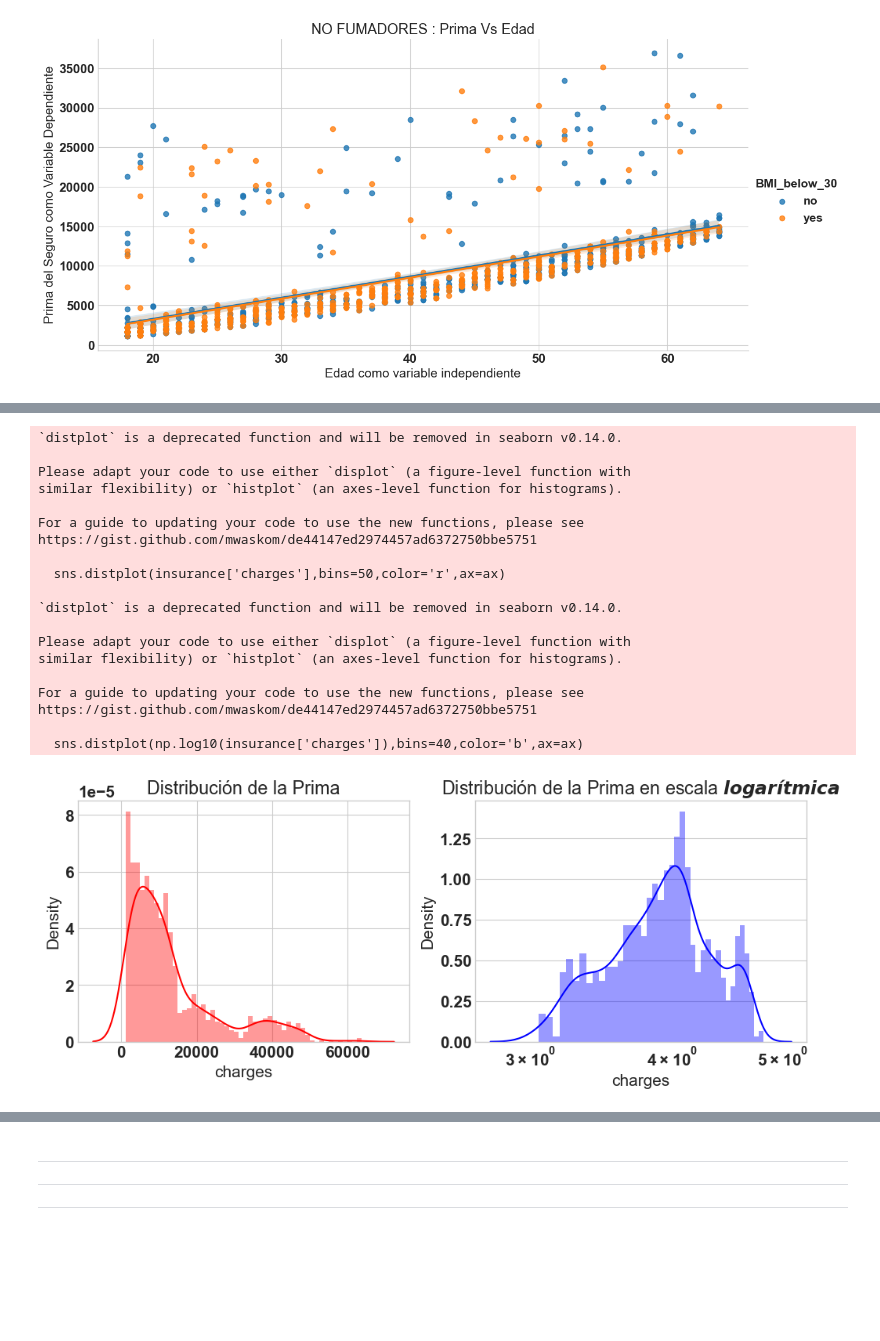
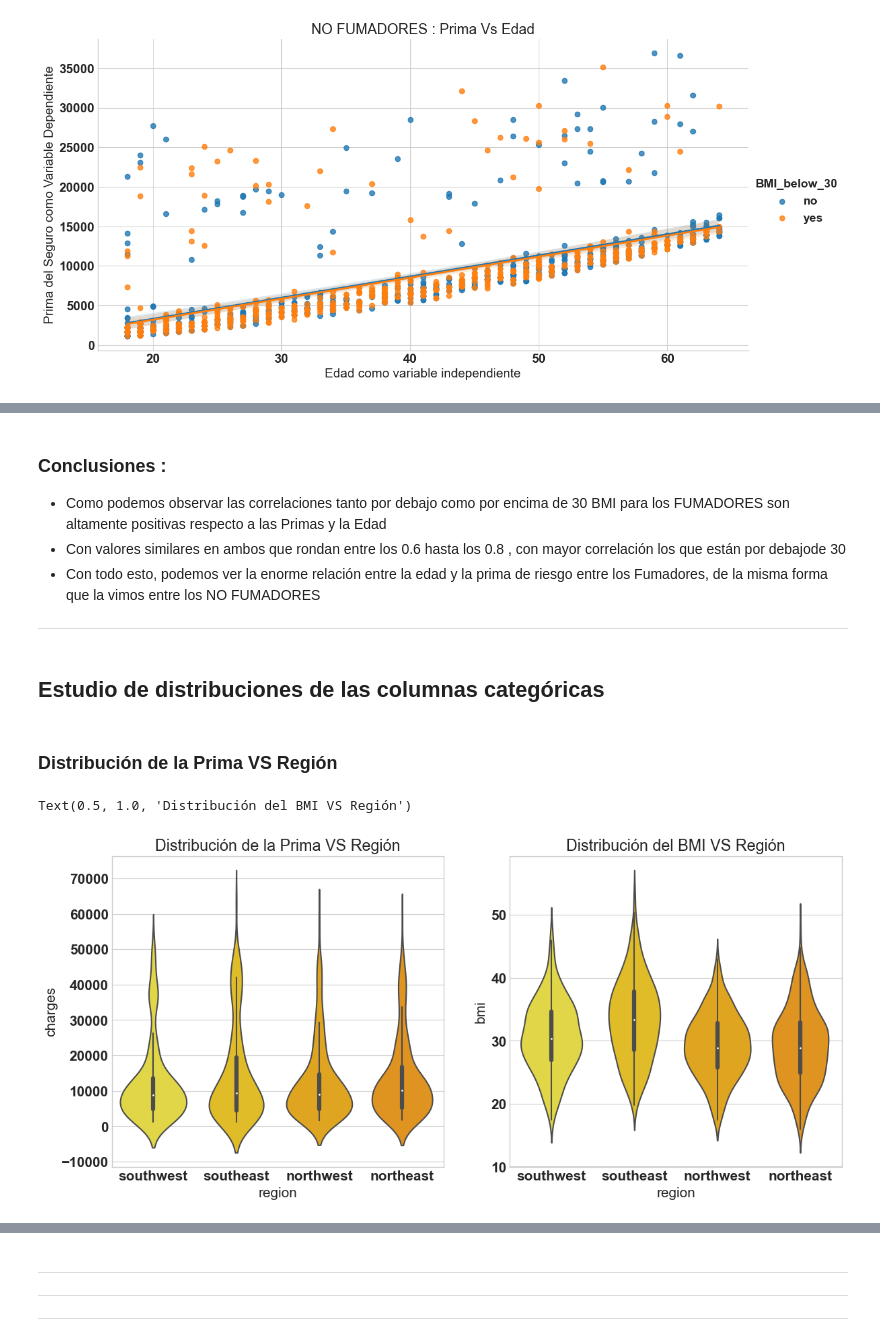
Before and after one commit to RobinGoldwing/gold-insurance, a Jupyter notebook: Proyecto ML insurance.ipynb, the cells around one changed output, grey strips where cells are left out. Drawn from its saved outputs; the diff is of its cells as text; code cells hidden in the pictures; blank space fills up the shorter version.

```diff
--- a/Proyecto ML insurance.ipynb
+++ b/Proyecto ML insurance.ipynb
@@ -716,32 +905,24 @@ plt.title('Fumadores con BMI > 30 : Prima Vs Edad');
+# %% [markdown]
+### Conclusiones :
+- Como podemos observar las correlaciones tanto por debajo como por encima de 30 BMI para los FUMADORES son altamente positivas respecto a las Primas y la Edad
+- Con valores similares en ambos que rondan entre los 0.6 hasta los 0.8 , con mayor correlación los que están por debajode 30
+- Con todo esto, podemos ver la enorme relación entre la edad y la prima de riesgo entre los Fumadores, de la misma forma que la vimos entre los NO FUMADORES
+
+---
+# %% [markdown]
+## Estudio de distribuciones de las columnas categóricas
+# %% [markdown]
+### Distribución de la Prima VS Región
 # %%
-f= plt.figure(figsize=(12,4))
+f = plt.figure(figsize=(14,6))
 
-ax=f.add_subplot(121)
-sns.distplot(insurance['charges'],bins=50,color='r',ax=ax)
-ax.set_title('Distribución de la Prima')
+ax = f.add_subplot(121)
+sns.violinplot(x='region', y='charges',data=insurance,palette='Wistia',ax=ax)
+ax.set_title('Distribución de la Prima VS Región')
 
-ax=f.add_subplot(122)
-sns.distplot(np.log10(insurance['charges']),bins=40,color='b',ax=ax)
-ax.set_title('Distribución de la Prima en escala $logarítmica$')
-ax.set_xscale('log');
+ax = f.add_subplot(122)
+sns.violinplot(x='region', y='bmi',data=insurance,palette='Wistia',ax=ax)
+ax.set_title('Distribución del BMI VS Región')
 # %% [output]
-`distplot` is a deprecated function and will be removed in seaborn v0.14.0.
-
-Please adapt your code to use either `displot` (a figure-level function with
-similar flexibility) or `histplot` (an axes-level function for histograms).
-
-For a guide to updating your code to use the new functions, please see
-https://gist.github.com/mwaskom/de44147ed2974457ad6372750bbe5751
-
-  sns.distplot(insurance['charges'],bins=50,color='r',ax=ax)
-
-`distplot` is a deprecated function and will be removed in seaborn v0.14.0.
-
-Please adapt your code to use either `displot` (a figure-level function with
-similar flexibility) or `histplot` (an axes-level function for histograms).
-
-For a guide to updating your code to use the new functions, please see
-https://gist.github.com/mwaskom/de44147ed2974457ad6372750bbe5751
-
-  sns.distplot(np.log10(insurance['charges']),bins=40,color='b',ax=ax)
+Text(0.5, 1.0, 'Distribución del BMI VS Región')
-[figure, old version]
+[figure, new version]
```
Also changed, not shown: parts of 70 cells of this notebook.
